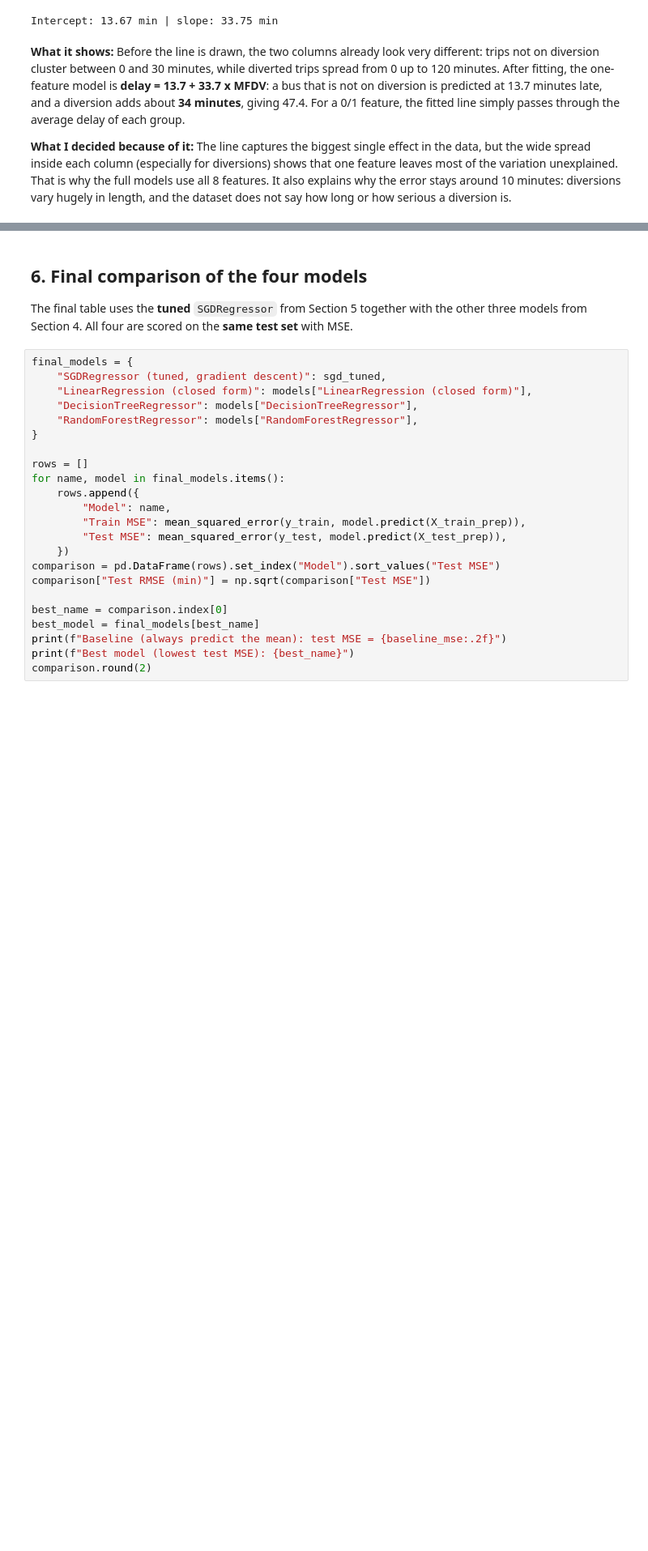
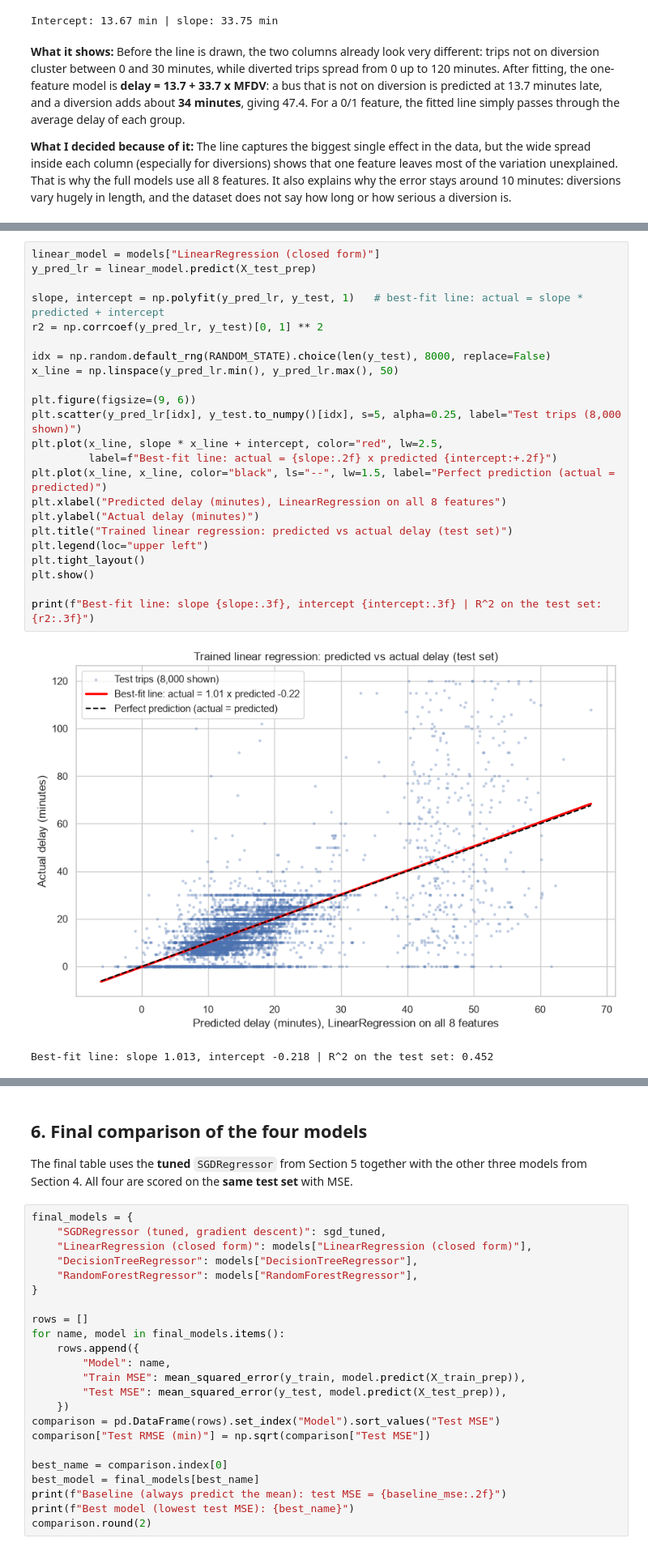
Before and after one commit to Byiringiro-saaad/linear_regression_model, a Jupyter notebook: summative/linear_regression/multivariate.ipynb, the cells around one changed output, grey strips where cells are left out. Shown at 81% size. Saved outputs shown, nothing was run; the diff lists cells and outputs as text; blank space fills up the shorter version.

Commit message:
automatic retraining on new records and trained regression plot

```diff
--- a/summative/linear_regression/multivariate.ipynb
+++ b/summative/linear_regression/multivariate.ipynb
@@ -723,0 +730,26 @@ Intercept: 13.67 min | slope: 33.75 min
+# %%
+linear_model = models["LinearRegression (closed form)"]
+y_pred_lr = linear_model.predict(X_test_prep)
+
+slope, intercept = np.polyfit(y_pred_lr, y_test, 1)   # best-fit line: actual = slope * predicted + intercept
+r2 = np.corrcoef(y_pred_lr, y_test)[0, 1] ** 2
+
+idx = np.random.default_rng(RANDOM_STATE).choice(len(y_test), 8000, replace=False)
+x_line = np.linspace(y_pred_lr.min(), y_pred_lr.max(), 50)
+
+plt.figure(figsize=(9, 6))
+plt.scatter(y_pred_lr[idx], y_test.to_numpy()[idx], s=5, alpha=0.25, label="Test trips (8,000 shown)")
+plt.plot(x_line, slope * x_line + intercept, color="red", lw=2.5,
+         label=f"Best-fit line: actual = {slope:.2f} x predicted {intercept:+.2f}")
+plt.plot(x_line, x_line, color="black", ls="--", lw=1.5, label="Perfect prediction (actual = predicted)")
+plt.xlabel("Predicted delay (minutes), LinearRegression on all 8 features")
+plt.ylabel("Actual delay (minutes)")
+plt.title("Trained linear regression: predicted vs actual delay (test set)")
+plt.legend(loc="upper left")
+plt.tight_layout()
+plt.show()
+
+print(f"Best-fit line: slope {slope:.3f}, intercept {intercept:.3f} | R^2 on the test set: {r2:.3f}")
+# %% [output]
+[figure, added]
+Best-fit line: slope 1.013, intercept -0.218 | R^2 on the test set: 0.452
```
Also changed, not shown: parts of 4 cells of this notebook, 2 other files.
